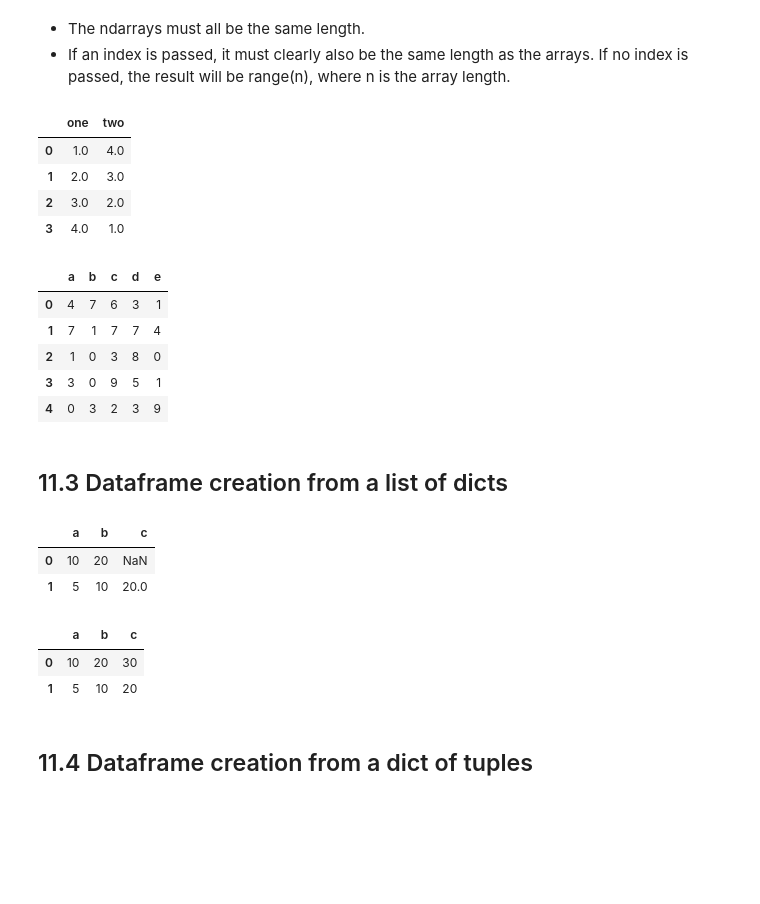
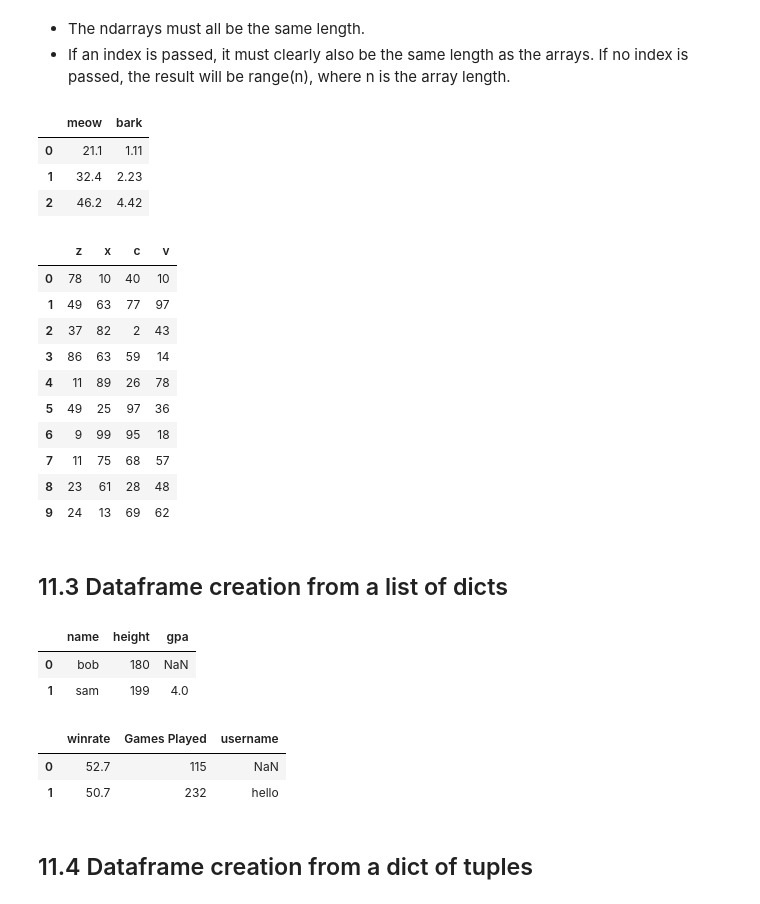
Before and after one commit to mxsu/Week1-Introduction_to_Python, a Jupyter notebook: Introduction_to_Python.ipynb, the cells around one changed output. Cells and saved outputs as stored; diff of their text form; code cells hidden in the pictures; blank space fills up the shorter version.

```diff
--- a/Introduction_to_Python.ipynb
+++ b/Introduction_to_Python.ipynb
@@ -1624,38 +1645,61 @@ d  NaN    3
 # %%
 d = {'one' : [1., 2., 3., 4.], 'two' : [4., 3., 2., 1.]}
 pd.DataFrame(d)
+
+#added a new example
+x = {'meow' : [21.1, 32.4, 46.2], 'bark' : [1.11,2.23,4.42]}
+pd.DataFrame(x)
 # %% [output]
-|  | one | two |
-| 0 | 1.0 | 4.0 |
-| 1 | 2.0 | 3.0 |
-| 2 | 3.0 | 2.0 |
-| 3 | 4.0 | 1.0 |
+|  | meow | bark |
+| 0 | 21.1 | 1.11 |
+| 1 | 32.4 | 2.23 |
+| 2 | 46.2 | 4.42 |
 # %%
+#import np
+import numpy as np
+
 df2 = pd.DataFrame(np.random.randint(low=0, high=10, size=(5, 5)), columns=['a', 'b', 'c', 'd', 'e'])
 df2
+
+#added my owqn example
+x = pd.DataFrame(np.random.randint(low=1, high=100, size=(10,4)), columns=['z','x','c','v'])
+x
 # %% [output]
-|  | a | b | c | d | e |
-| 0 | 4 | 7 | 6 | 3 | 1 |
-| 1 | 7 | 1 | 7 | 7 | 4 |
-| 2 | 1 | 0 | 3 | 8 | 0 |
-| 3 | 3 | 0 | 9 | 5 | 1 |
-| 4 | 0 | 3 | 2 | 3 | 9 |
+|  | z | x | c | v |
+| 0 | 78 | 10 | 40 | 10 |
+| 1 | 49 | 63 | 77 | 97 |
+| 2 | 37 | 82 | 2 | 43 |
+| 3 | 86 | 63 | 59 | 14 |
+| 4 | 11 | 89 | 26 | 78 |
+| 5 | 49 | 25 | 97 | 36 |
+| 6 | 9 | 99 | 95 | 18 |
+| 7 | 11 | 75 | 68 | 57 |
+| 8 | 23 | 61 | 28 | 48 |
+| 9 | 24 | 13 | 69 | 62 |
 # %% [markdown]
 ## 11.3 Dataframe creation from a list of dicts
 # %%
 data = [{'a':10,"b":20},{'a':5,'b':10,'c':20}]
 pd.DataFrame(data)
+
+#made an example testing out strings and floats
+dicts = [{'name':"bob", 'height': 180}, {'name': "sam", 'height':199, 'gpa':4.0}]
+pd.DataFrame(dicts)
 # %% [output]
-|  | a | b | c |
-| 0 | 10 | 20 | NaN |
-| 1 | 5 | 10 | 20.0 |
+|  | name | height | gpa |
+| 0 | bob | 180 | NaN |
+| 1 | sam | 199 | 4.0 |
 # %%
 data = [{'a':10,"b":20,"c":30},{'a':5,'b':10,'c':20}]
 pd.DataFrame(data)
+
+#added my own example
+ex = [{'winrate': 52.7, 'Games Played': 115}, {'username': "hello", 'winrate': 50.7, 'Games Played': 232}]
+pd.DataFrame(ex)
 # %% [output]
-|  | a | b | c |
-| 0 | 10 | 20 | 30 |
-| 1 | 5 | 10 | 20 |
+|  | winrate | Games Played | username |
+| 0 | 52.7 | 115 | NaN |
+| 1 | 50.7 | 232 | hello |
 # %% [markdown]
 ## 11.4 Dataframe creation from a dict of tuples
 # %% [markdown]
```
Also changed, not shown: parts of 41 cells of this notebook.
